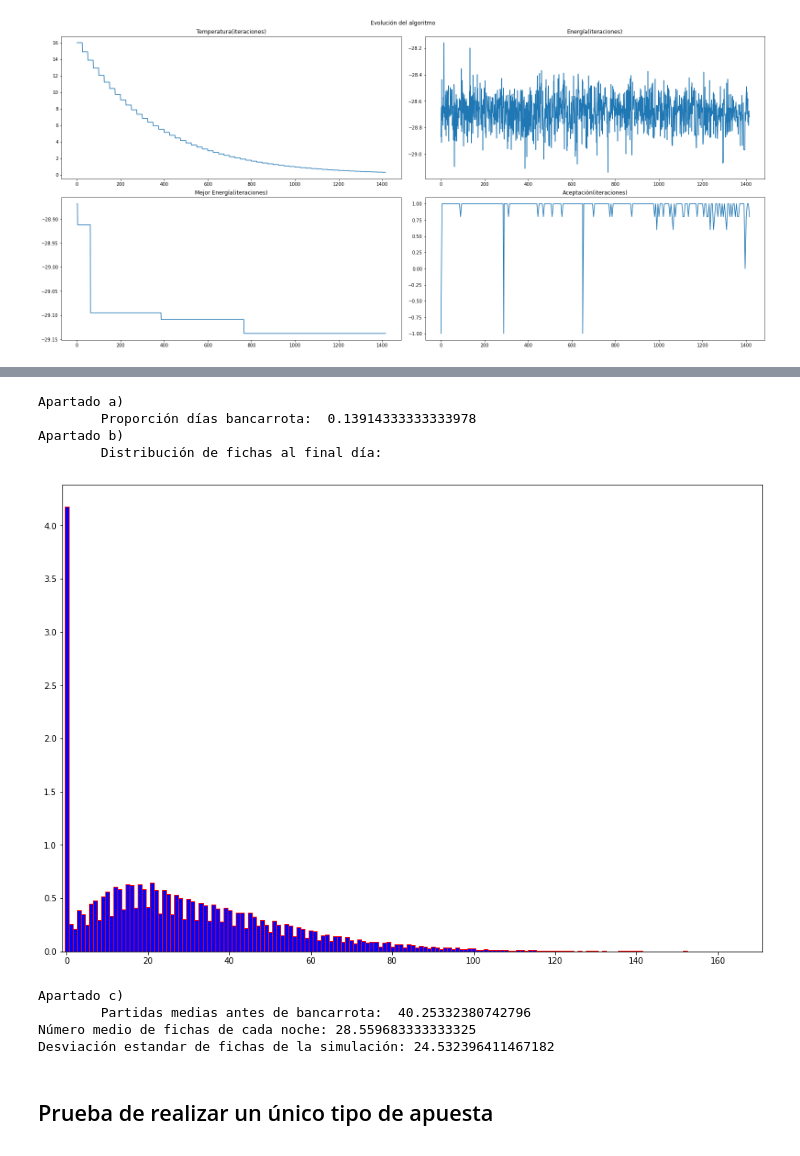
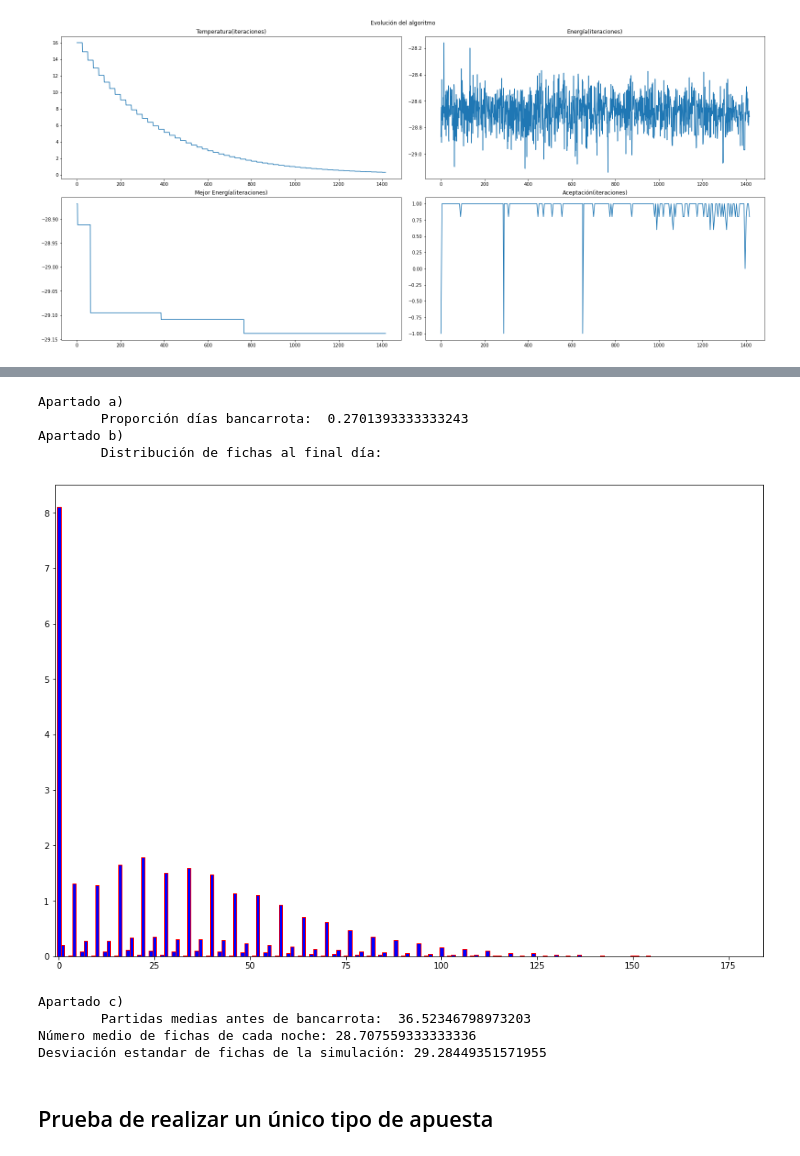
Before and after one commit to aanxel/MetodosDeSimulacion, a Jupyter notebook: Practica2/casino.ipynb, the cells around one changed output, grey strips where cells are left out. Cells and saved outputs as stored; diff of their text form; code cells hidden in the pictures.

```diff
--- a/Practica2/casino.ipynb
+++ b/Practica2/casino.ipynb
@@ -157,18 +157,18 @@ Nº epochs 1564
 # %%
 # Comprobar que el resultado del recocido simulado es medianamente cierto
-probs = [0.052579783159149227, 0.1104488927855413, 0.08422184453523673, 0.4891158247584573, 0.028976867978351965, 0.04313225444828354, 0.19152453233497996]
+probs = [0.0024163977794117958, 0.009854513439548228, 0.17652626705805785, 0.0058777893904716876, 0.07454808193975433, 0.49017240121885447, 0.24060454917390167]
 probs = np.array(probs)/sum(probs)
-apartados_abc(10000, probs)
+apartados_abc(50000, probs)
 # %% [output]
 Apartado a)
-        Proporción días bancarrota:  0.13914333333333978
+        Proporción días bancarrota:  0.2701393333333243
 Apartado b)
         Distribución de fichas al final día:
-[figure, old version]
+[figure, new version]
 Apartado c)
-        Partidas medias antes de bancarrota:  40.25332380742796
-Número medio de fichas de cada noche: 28.559683333333325
-Desviación estandar de fichas de la simulación: 24.532396411467182
+        Partidas medias antes de bancarrota:  36.52346798973203
+Número medio de fichas de cada noche: 28.707559333333336
+Desviación estandar de fichas de la simulación: 29.28449351571955
 # %% [markdown]
 ## Prueba de realizar un único tipo de apuesta
 # %%
```
Also changed, not shown: parts of 3 cells of this notebook, 1 other file.
